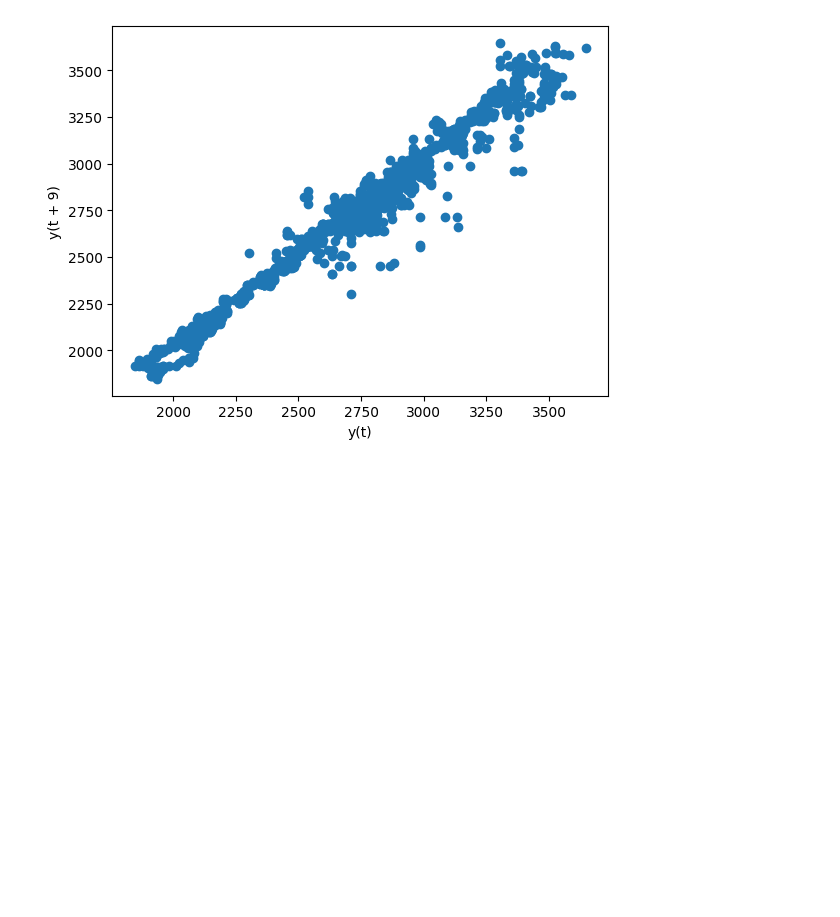
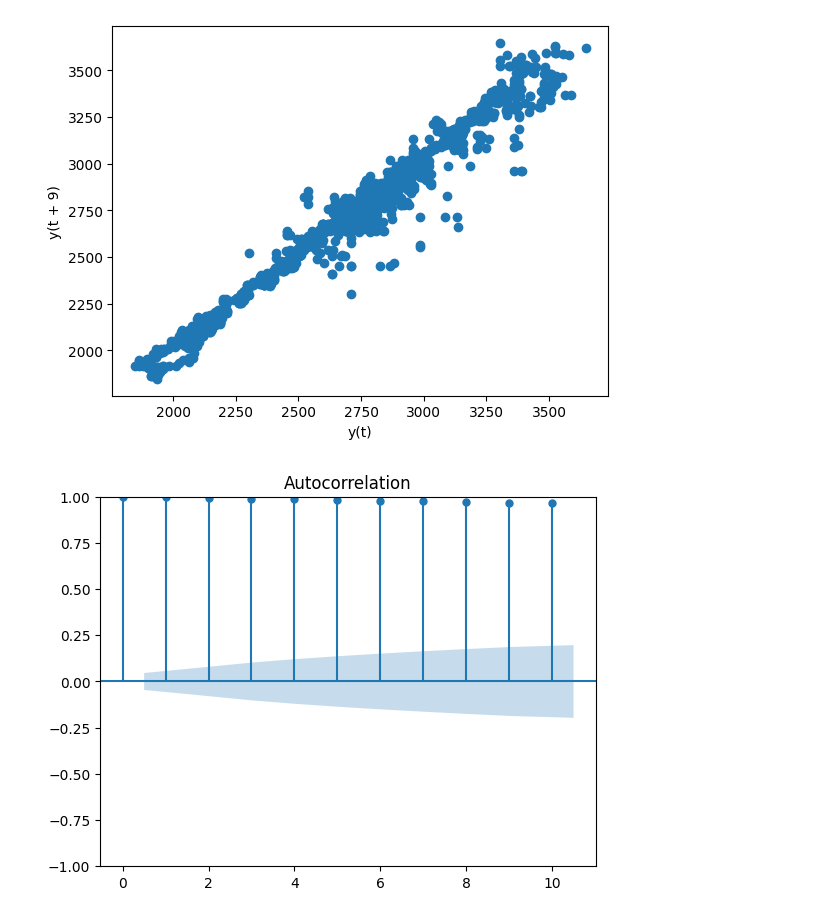
Before and after one commit to TheNoobGoda/time_series_project, a Jupyter notebook: yahoo_stock.ipynb, the cells around one changed output. Cells and saved outputs as stored; diff of their text form; code cells hidden in the pictures; blank space fills up the shorter version.

Commit message:
added acf plot and better sesonality plot

```diff
--- a/yahoo_stock.ipynb
+++ b/yahoo_stock.ipynb
@@ -106,3 +108,9 @@ for i in range(1,10):
 [figure]
 [figure]
 [figure]
+# %%
+acf= sm.tsa.acf(df['High'])
+fig = tsaplots.plot_acf(df['High'], lags=10)
+plt.show()
+# %% [output]
+[figure, added]
```
Also changed, not shown: parts of 2 cells of this notebook.
